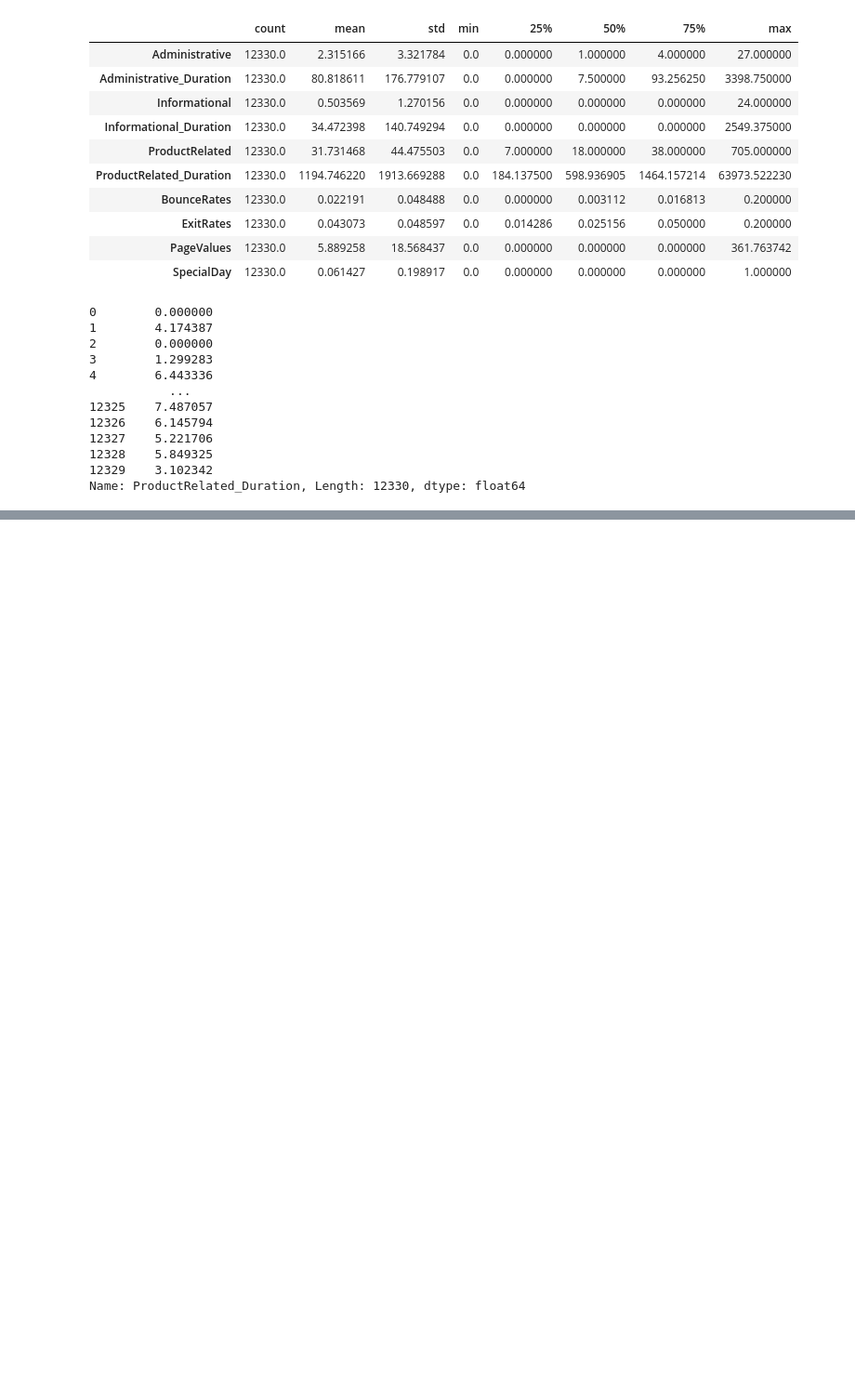
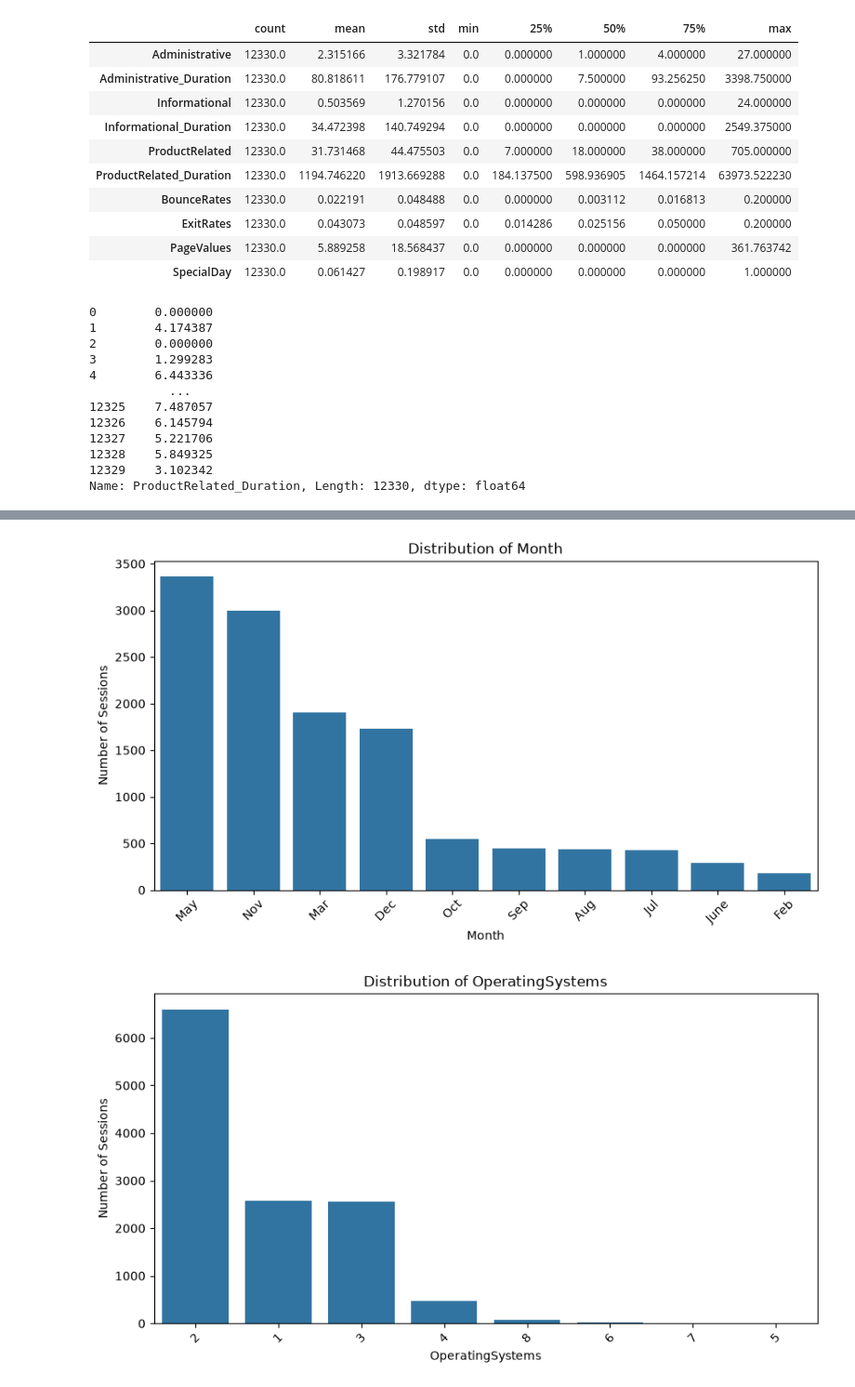
Before and after one commit to devdhruvsingh/ecommerce-purchase-predictions, a Jupyter notebook: notebooks/01_data_exploration.ipynb, the cells around one changed output, grey strips where cells are left out. Shown at 93% size. Drawn from its saved outputs; the diff is of its cells as text; code cells hidden in the pictures; blank space fills up the shorter version.

Commit message:
Compelete exploratory data analysis

```diff
--- a/notebooks/01_data_exploration.ipynb
+++ b/notebooks/01_data_exploration.ipynb
@@ -446,0 +451,14 @@ Name: ProductRelated_Duration, Length: 12330, dtype: float64
+# %%
+categorical_columns = [
+    "Month",
+    "OperatingSystems",
+    "Browser",
+    "Region",
+    "TrafficType",
+    "VisitorType",
+    "Weekend"
+]
+# %%
+for column in categorical_columns:
+    print(f"\n{column}")
+    print(df[column].value_counts())
@@ -446,0 +483,19 @@ Name: ProductRelated_Duration, Length: 12330, dtype: float64
+# %%
+for column in categorical_columns:
+    plt.figure(figsize=(10, 5))
+
+    sns.countplot(
+        data=df,
+        x=column,
+        order=df[column].value_counts().index
+    )
+
+    plt.title(f"Distribution of {column}")
+    plt.xlabel(column)
+    plt.ylabel("Number of Sessions")
+    plt.xticks(rotation=45)
+
+    plt.show()
+# %% [output]
+[figure, added]
+[figure, added]
```
Also changed, not shown: parts of 22 cells of this notebook.
